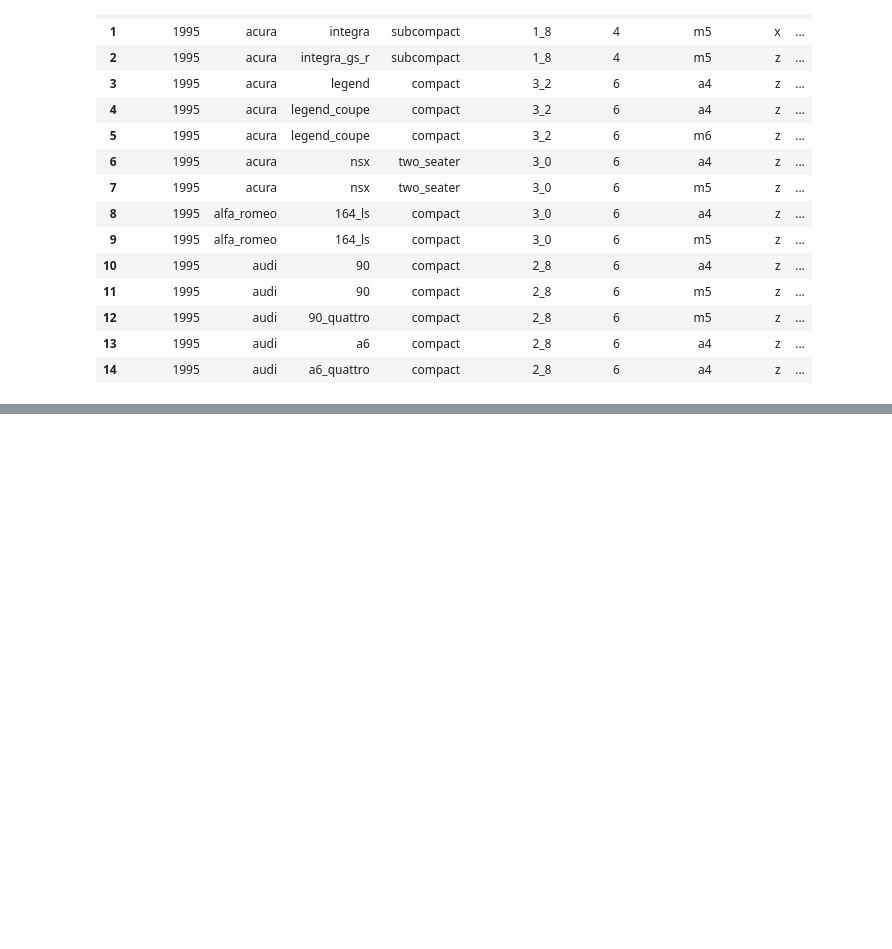
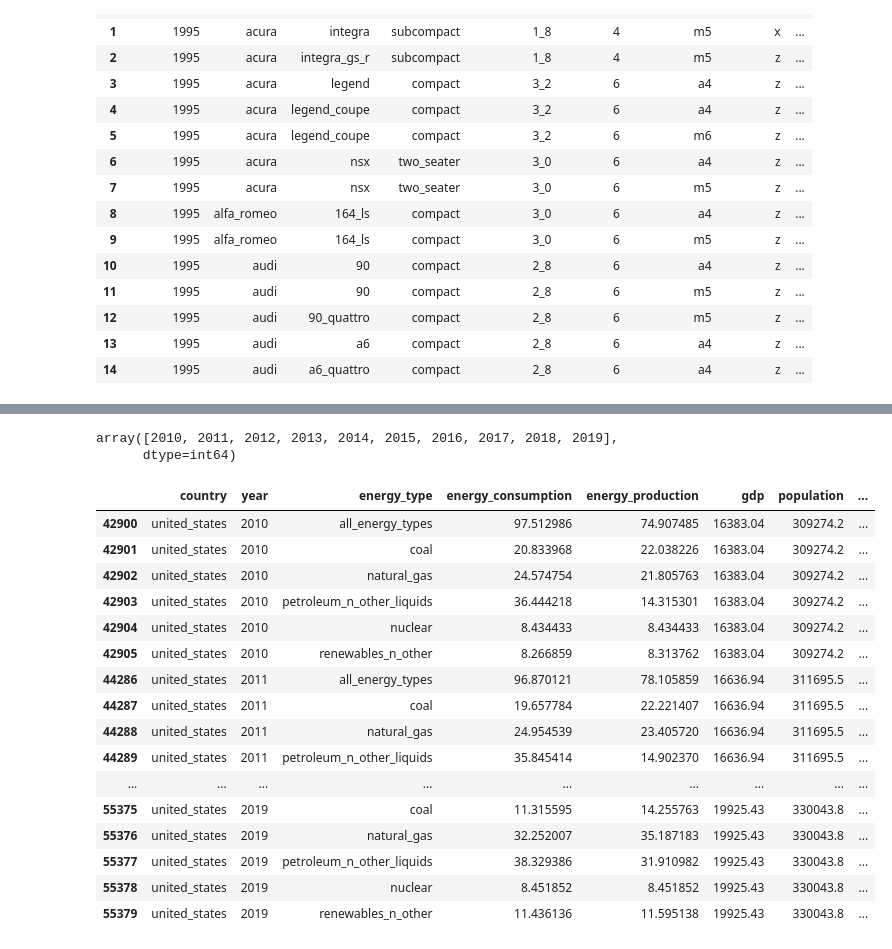
Before and after one commit to clblommberg/MVP_ML_TransporteNY, a Jupyter notebook: notebooks/test.ipynb, the cells around one changed output, grey strips where cells are left out. Saved outputs shown, nothing was run; the diff lists cells and outputs as text; code cells hidden in the pictures; blank space fills up the shorter version.

```diff
--- a/notebooks/test.ipynb
+++ b/notebooks/test.ipynb
@@ -197,0 +281,24 @@ df_pandas.head(15)
+# %%
+import re
+from unidecode import unidecode
+
+def limpiar_nombre(nombre):
+    """
+    Limpia y formatea el nombre de una columna.
+
+    Parameters:
+    - nombre (str): El nombre de la columna a limpiar.
+
+    Returns:
+    str: El nombre de la columna limpio y formateado.
+    """
+    nombre = re.sub(r'\W+', '_', str(nombre))  # Asegurarse de que el nombre sea una cadena
+    nombre = unidecode(nombre)
+    nombre = nombre.lower()
+    return nombre
+
+# Aplicar limpieza y formateo a todas las celdas del DataFrame
+df = new_df_emisiones.apply(lambda x: x.map(limpiar_nombre) if x.dtype == "object" else x)
+
+# Renombrar las columnas del DataFrame con los nombres limpios y formateados
+df.columns = [limpiar_nombre(col) for col in df.columns]
@@ -197,0 +324,30 @@ df_pandas.head(15)
+# %%
+df.year.unique()
+# %% [output]
+array([2010, 2011, 2012, 2013, 2014, 2015, 2016, 2017, 2018, 2019],
+      dtype=int64)
+# %%
+# Suponiendo que 'df' es tu DataFrame
+country = df['country'] == 'united_states'
+# %%
+country
+filtered_df = df[country]
+filtered_df
+# %% [output]
+|  | country | year | energy_type | energy_consumption | energy_production | gdp | population | ... |
+| 42900 | united_states | 2010 | all_energy_types | 97.512986 | 74.907485 | 16383.04 | 309274.2 | ... |
+| 42901 | united_states | 2010 | coal | 20.833968 | 22.038226 | 16383.04 | 309274.2 | ... |
+| 42902 | united_states | 2010 | natural_gas | 24.574754 | 21.805763 | 16383.04 | 309274.2 | ... |
+| 42903 | united_states | 2010 | petroleum_n_other_liquids | 36.444218 | 14.315301 | 16383.04 | 309274.2 | ... |
+| 42904 | united_states | 2010 | nuclear | 8.434433 | 8.434433 | 16383.04 | 309274.2 | ... |
+| 42905 | united_states | 2010 | renewables_n_other | 8.266859 | 8.313762 | 16383.04 | 309274.2 | ... |
+| 44286 | united_states | 2011 | all_energy_types | 96.870121 | 78.105859 | 16636.94 | 311695.5 | ... |
+| 44287 | united_states | 2011 | coal | 19.657784 | 22.221407 | 16636.94 | 311695.5 | ... |
+| 44288 | united_states | 2011 | natural_gas | 24.954539 | 23.405720 | 16636.94 | 311695.5 | ... |
+| 44289 | united_states | 2011 | petroleum_n_other_liquids | 35.845414 | 14.902370 | 16636.94 | 311695.5 | ... |
+| ... | ... | ... | ... | ... | ... | ... | ... | ... |
+| 55375 | united_states | 2019 | coal | 11.315595 | 14.255763 | 19925.43 | 330043.8 | ... |
+| 55376 | united_states | 2019 | natural_gas | 32.252007 | 35.187183 | 19925.43 | 330043.8 | ... |
+| 55377 | united_states | 2019 | petroleum_n_other_liquids | 38.329386 | 31.910982 | 19925.43 | 330043.8 | ... |
+| 55378 | united_states | 2019 | nuclear | 8.451852 | 8.451852 | 19925.43 | 330043.8 | ... |
+| 55379 | united_states | 2019 | renewables_n_other | 11.436136 | 11.595138 | 19925.43 | 330043.8 | ... |
```
Also changed, not shown: parts of 7 cells of this notebook, 1 other file.
